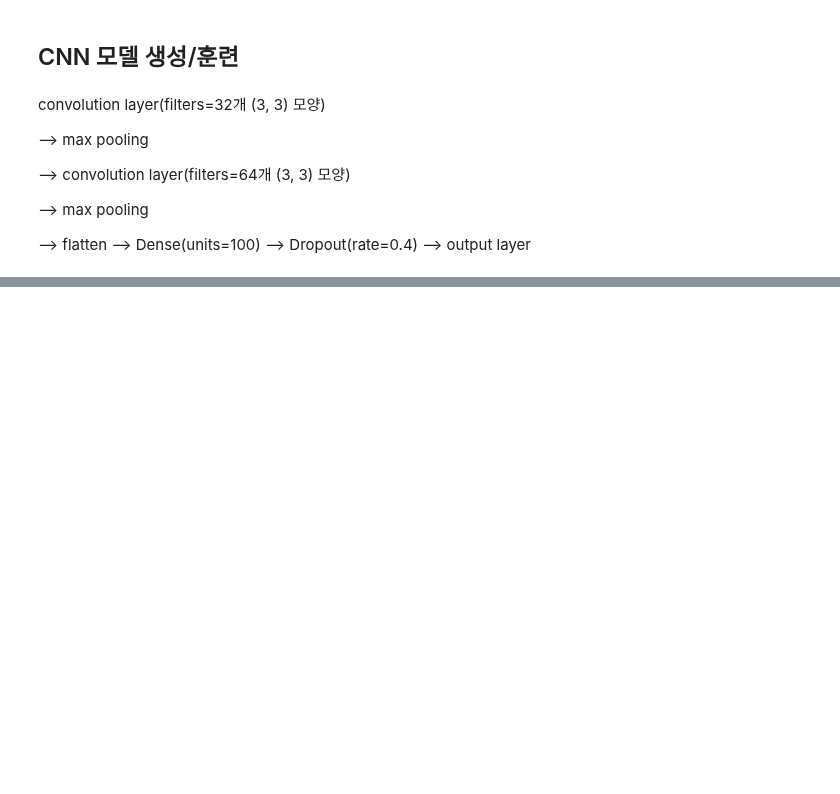
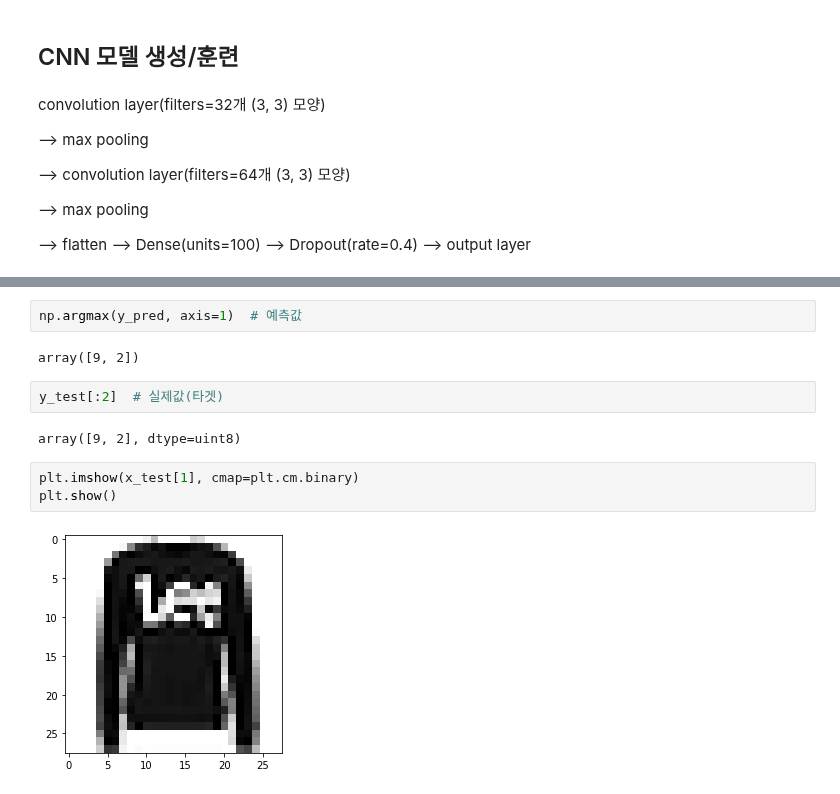
Before and after one commit to JakeOh/202011_itw_bd21, a Jupyter notebook: lab_ml/ml18_cnn.ipynb, the cells around one changed output, grey strips where cells are left out. Drawn from its saved outputs; the diff is of its cells as text; blank space fills up the shorter version.

```diff
--- a/lab_ml/ml18_cnn.ipynb
+++ b/lab_ml/ml18_cnn.ipynb
@@ -342,0 +418,13 @@ _________________________________________________________________
+# %%
+np.argmax(y_pred, axis=1)  # 예측값
+# %% [output]
+array([9, 2])
+# %%
+y_test[:2]  # 실제값(타겟)
+# %% [output]
+array([9, 2], dtype=uint8)
+# %%
+plt.imshow(x_test[1], cmap=plt.cm.binary)
+plt.show()
+# %% [output]
+[figure, added]
```
Also changed, not shown: parts of 12 cells of this notebook.
